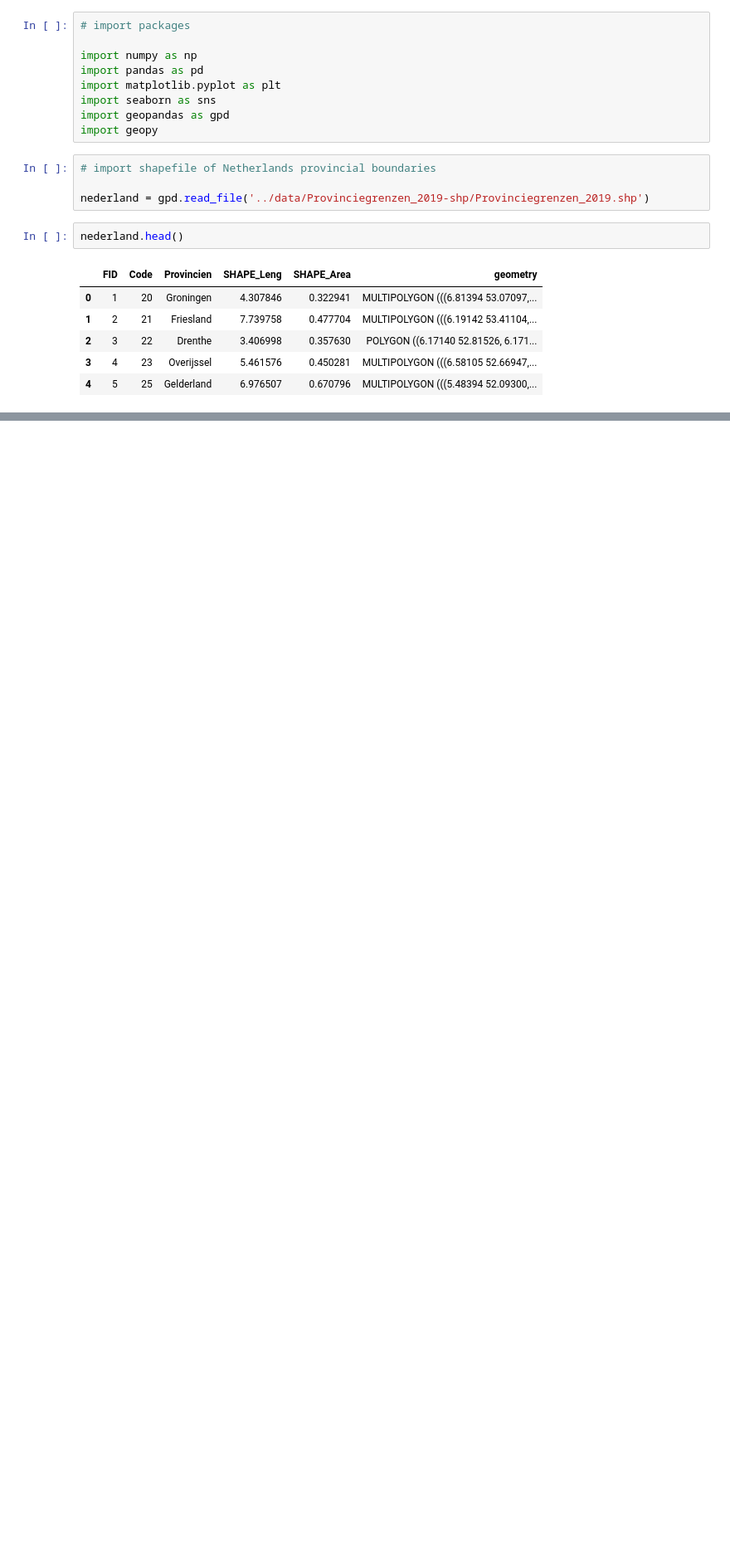
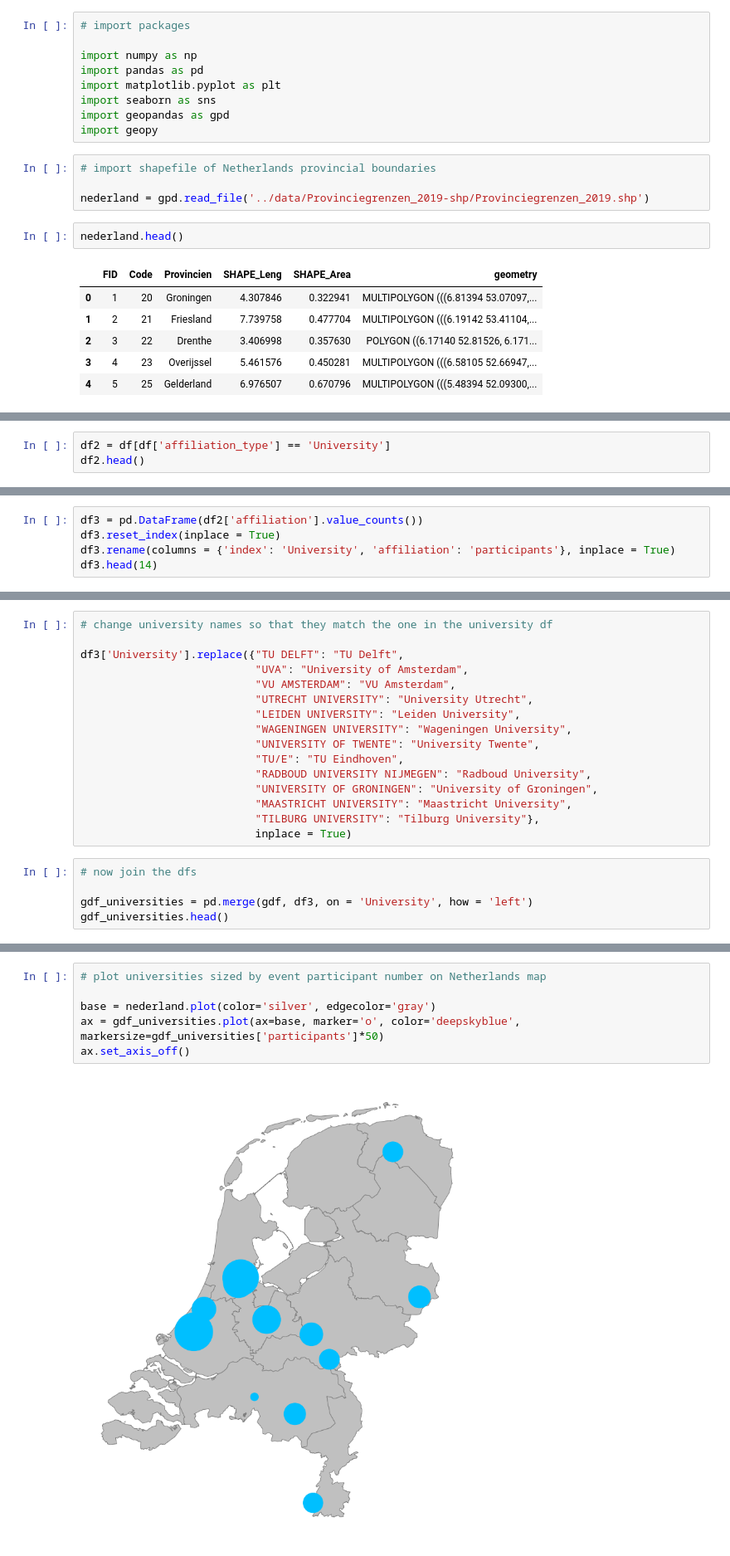
Before and after one commit to escience-academy/workshop_analysis, a Jupyter notebook: viz/Eventbrite_maps.ipynb, the cells around one changed output, grey strips where cells are left out. Shown: that part at 83% size. Saved outputs shown, nothing was run; the diff lists cells and outputs as text; blank space fills up the shorter version.

```diff
--- a/viz/Eventbrite_maps.ipynb
+++ b/viz/Eventbrite_maps.ipynb
@@ -47,0 +110,3 @@ gdf = gpd.GeoDataFrame(universities)
+# %%
+df2 = df[df['affiliation_type'] == 'University']
+df2.head()
@@ -47,0 +121,5 @@ gdf = gpd.GeoDataFrame(universities)
+# %%
+df3 = pd.DataFrame(df2['affiliation'].value_counts())
+df3.reset_index(inplace = True)
+df3.rename(columns = {'index': 'University', 'affiliation': 'participants'}, inplace = True)
+df3.head(14)
@@ -47,0 +146,21 @@ gdf = gpd.GeoDataFrame(universities)
+# %%
+# change university names so that they match the one in the university df
+
+df3['University'].replace({"TU DELFT": "TU Delft",
+                           "UVA": "University of Amsterdam",
+                           "VU AMSTERDAM": "VU Amsterdam",
+                           "UTRECHT UNIVERSITY": "University Utrecht",
+                           "LEIDEN UNIVERSITY": "Leiden University",
+                           "WAGENINGEN UNIVERSITY": "Wageningen University",
+                           "UNIVERSITY OF TWENTE": "University Twente",
+                           "TU/E": "TU Eindhoven",
+                           "RADBOUD UNIVERSITY NIJMEGEN": "Radboud University",
+                           "UNIVERSITY OF GRONINGEN": "University of Groningen",
+                           "MAASTRICHT UNIVERSITY": "Maastricht University",
+                           "TILBURG UNIVERSITY": "Tilburg University"},
+                           inplace = True)
+# %%
+# now join the dfs
+
+gdf_universities = pd.merge(gdf, df3, on = 'University', how = 'left')
+gdf_universities.head()
@@ -47,0 +178,8 @@ gdf = gpd.GeoDataFrame(universities)
+# %%
+# plot universities sized by event participant number on Netherlands map
+
+base = nederland.plot(color='silver', edgecolor='gray')
+ax = gdf_universities.plot(ax=base, marker='o', color='deepskyblue', markersize=gdf_universities['participants']*50)
+ax.set_axis_off()
+# %% [output]
+[figure, added]
```
Also changed, not shown: parts of 15 cells of this notebook, 1 other file.
